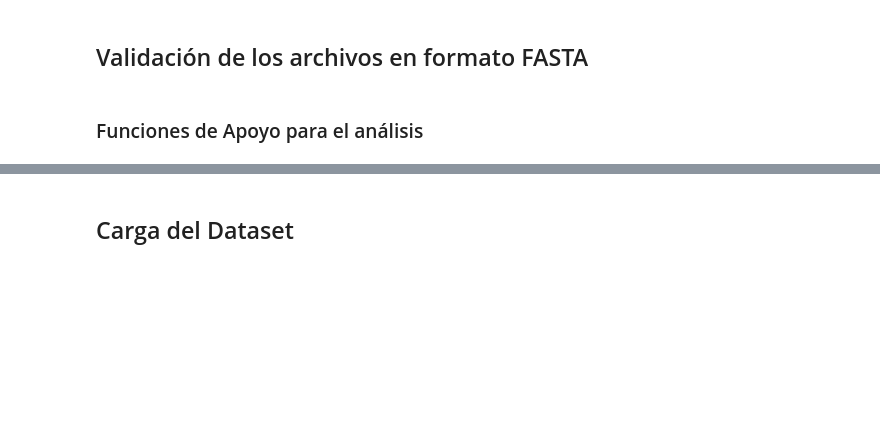
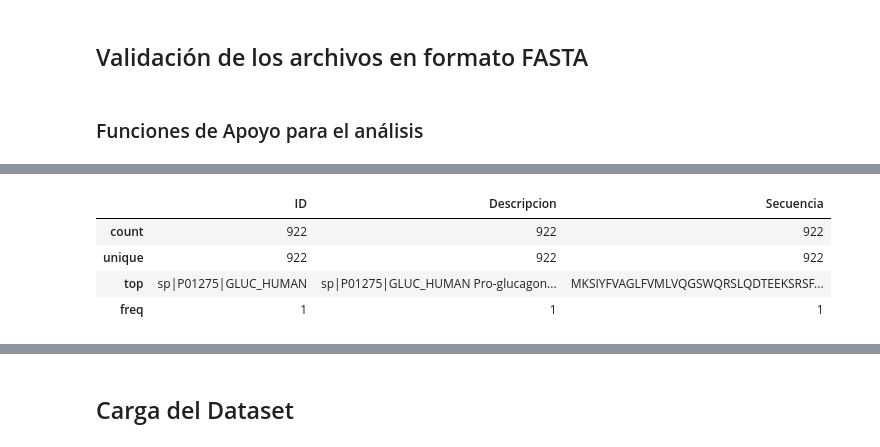
Before and after one commit to Julio21-ai/glp-1_drug_discovery, a Jupyter notebook: notebooks/Avance 1.ipynb, the cells around one changed output, grey strips where cells are left out. Cells and saved outputs as stored; diff of their text form; code cells hidden in the pictures; blank space fills up the shorter version.

```diff
--- a/notebooks/Avance 1.ipynb
+++ b/notebooks/Avance 1.ipynb
@@ -140,13 +232,14 @@ def validate_fasta_file(file_path: str) -> Optional[int]:
 # %%
-directorio_base = Path("../data/raw")
-
+# Lista de nombres de archivos FASTA
 archivos_fasta = [
-    "uniprotkb_100_identity_HGLP-1.fasta"
+     "human_pro_glucagon.fasta"
+    ,"uniprotkb_100_identity_HGLP-1.fasta"
+    ,"uniprotkb_90_identity_HGLP-1.fasta"
+    ,"uniprotkb_50_identity_HGLP-1.fasta"
     ,"BLAST_Pro-glucagon_full_seq_refseq_protein_NCBI.fasta"
     ,"GLP-1_agonists_drugs.fasta"
-    ,"human_pro_glucagon.fasta"
-    ,"uniprotkb_50_identity_HGLP-1.fasta"
-    ,"uniprotkb_90_identity_HGLP-1.fasta"
+    ,"GLP1_Puszkarska.fasta"
+    ,"aphaFoldSimilarToGLP1.fasta"
 ]
 
 rutas_completas = [directorio_base / nombre for nombre in archivos_fasta]
@@ -184,0 +336,8 @@ else:
+# %%
+df_peptidos_unicos.describe()
+# %% [output]
+|  | ID | Descripcion | Secuencia |
+| count | 922 | 922 | 922 |
+| unique | 922 | 922 | 922 |
+| top | sp|P01275|GLUC_HUMAN | sp|P01275|GLUC_HUMAN Pro-glucagon... | MKSIYFVAGLFVMLVQGSWQRSLQDTEEKSRSF... |
+| freq | 1 | 1 | 1 |
```
Also changed, not shown: parts of 19 cells of this notebook, 3 other files.
